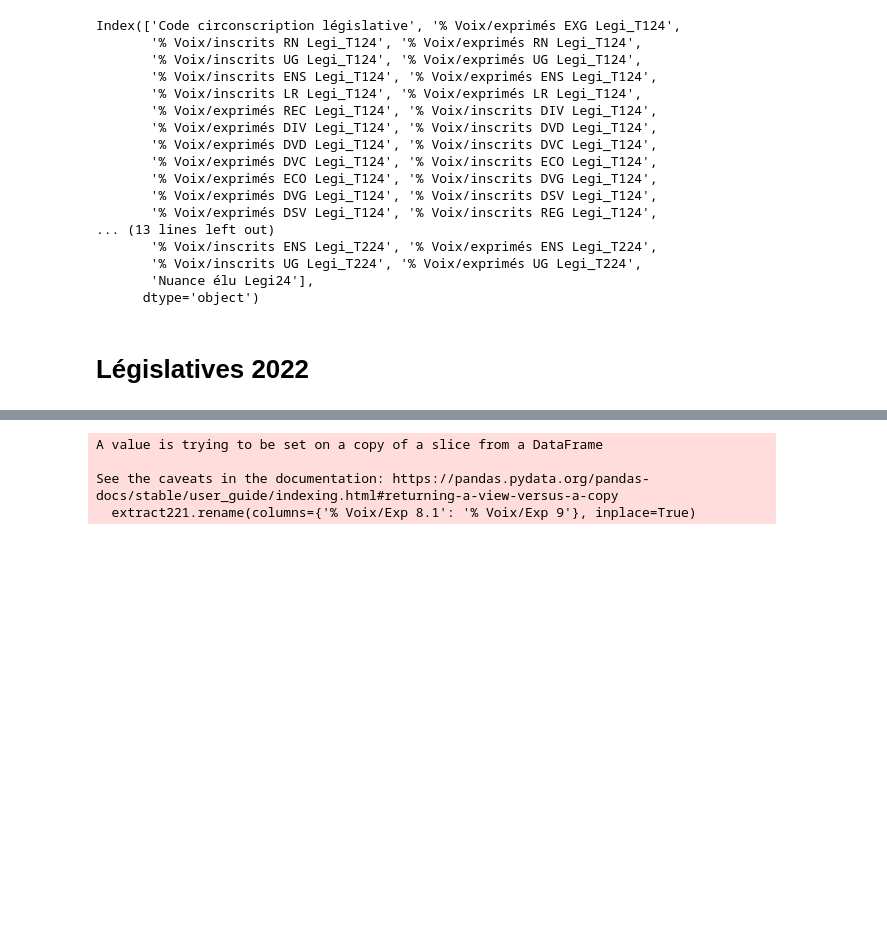
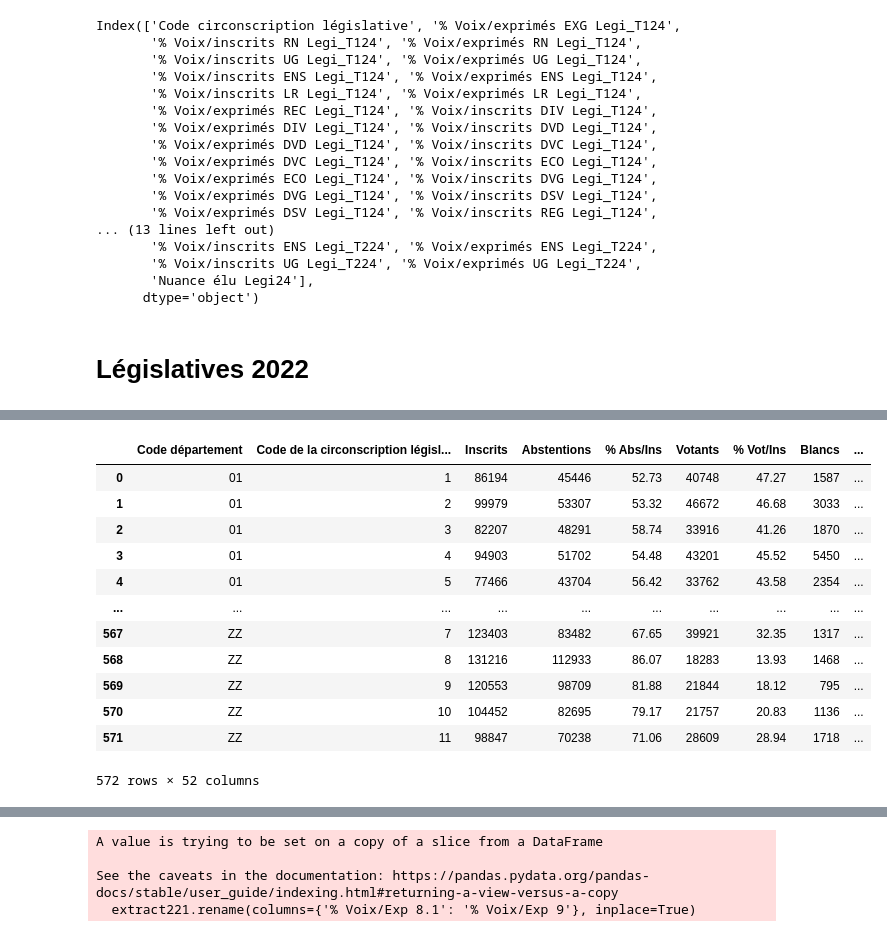
Before and after one commit to jmeynent/RisqueRNAnalyse, a Jupyter notebook: Formatage.ipynb, the cells around one changed output, grey strips where cells are left out. Drawn from its saved outputs; the diff is of its cells as text; code cells hidden in the pictures; blank space fills up the shorter version.

Commit message:
Fin formatage legi

```diff
--- a/Formatage.ipynb
+++ b/Formatage.ipynb
@@ -557,9 +572,8 @@ Legi2022CircoT2 = pd.read_excel(fichier_excel)
 # %%
-Legi2022CircoT2.columns
 circo222 = Legi2022CircoT2[['Code du département', 'Code de la circonscription', 'Inscrits', 'Abstentions', '% Abs/Ins', 'Votants',
        '% Vot/Ins', 'Blancs', '% Blancs/Ins', '% Blancs/Vot', 'Nuls',
        '% Nuls/Ins', '% Nuls/Vot', 'Exprimés', '% Exp/Ins', '% Exp/Vot', 'Nuance', 'Voix', '% Voix/Ins',
-       '% Voix/Exp', 'Sièges', 'Nuance 2', 'Voix 2', '% Voix/Ins 2', '% Voix/Exp 2', 'Sièges 2']]
+       '% Voix/Exp', 'Sièges', 'Nuance 2', 'Voix 2', '% Voix/Ins 2', '% Voix/Exp 2', 'Sièges 2', '% Voix/Ins 3', '% Voix/Exp 3', 'Siège 3', 'Nuance 3',]]
 circo222
 # %% [output]
 |  | Code du département | Code de la circonscription | Inscrits | Abstentions | % Abs/Ins | Votants | % Vot/Ins | ... |
@@ -577,0 +592,5 @@ circo222
+# %%
+# Remplacer les valeurs
+circo222['Nuance'] = circo222['Nuance'].replace({'UDI': 'LR', 'DVD': 'LR'})
+# Remplacer les valeurs
+circo222['Nuance 2'] = circo222['Nuance 2'].replace({'UDI': 'LR', 'DVD': 'LR', 'DSV' : 'RN'})
@@ -650,0 +665,43 @@ circo222
+# %%
+nuances_list = ['NUP', 'ENS', 'LR', 'REG', 'DVG', 'RN', 'DVC', 'DIV', 'DXG']
+
+# Créer les nouvelles colonnes pour chaque nuance
+for nuance in nuances_list:
+    # Créer les noms des nouvelles colonnes
+    ins_col = f'% Voix/Ins {nuance}'
+    exp_col = f'% Voix/Exp {nuance}'
+
+    # Calculer les valeurs pour '% Voix/Ins {nuance}' en fonction de Nuance, Nuance 2, et Nuance 3
+    circo222[ins_col] = circo222.apply(
+        lambda row: row['% Voix/Ins'] if row['Nuance'] == nuance
+                    else (row['% Voix/Ins 2'] if row['Nuance 2'] == nuance
+                          else row['% Voix/Ins 3'] if row['Nuance 3'] == nuance
+                              else None),
+        axis=1
+    )
+
+    # Calculer les valeurs pour '% Voix/Exp {nuance}' en fonction de Nuance, Nuance 2, et Nuance 3
+    circo222[exp_col] = circo222.apply(
+        lambda row: row['% Voix/Exp'] if row['Nuance'] == nuance
+                    else (row['% Voix/Exp 2'] if row['Nuance 2'] == nuance
+                          else row['% Voix/Exp 3'] if row['Nuance 3'] == nuance
+                              else None),
+        axis=1
+    )
+
+
+circo222
+# %% [output]
+|  | Code département | Code de la circonscription législ... | Inscrits | Abstentions | % Abs/Ins | Votants | % Vot/Ins | Blancs | ... |
+| 0 | 01 | 1 | 86194 | 45446 | 52.73 | 40748 | 47.27 | 1587 | ... |
+| 1 | 01 | 2 | 99979 | 53307 | 53.32 | 46672 | 46.68 | 3033 | ... |
+| 2 | 01 | 3 | 82207 | 48291 | 58.74 | 33916 | 41.26 | 1870 | ... |
+| 3 | 01 | 4 | 94903 | 51702 | 54.48 | 43201 | 45.52 | 5450 | ... |
+| 4 | 01 | 5 | 77466 | 43704 | 56.42 | 33762 | 43.58 | 2354 | ... |
+| ... | ... | ... | ... | ... | ... | ... | ... | ... | ... |
+| 567 | ZZ | 7 | 123403 | 83482 | 67.65 | 39921 | 32.35 | 1317 | ... |
+| 568 | ZZ | 8 | 131216 | 112933 | 86.07 | 18283 | 13.93 | 1468 | ... |
+| 569 | ZZ | 9 | 120553 | 98709 | 81.88 | 21844 | 18.12 | 795 | ... |
+| 570 | ZZ | 10 | 104452 | 82695 | 79.17 | 21757 | 20.83 | 1136 | ... |
+| 571 | ZZ | 11 | 98847 | 70238 | 71.06 | 28609 | 28.94 | 1718 | ... |
+572 rows × 52 columns
```
Also changed, not shown: parts of 24 cells of this notebook, 1 other file.
